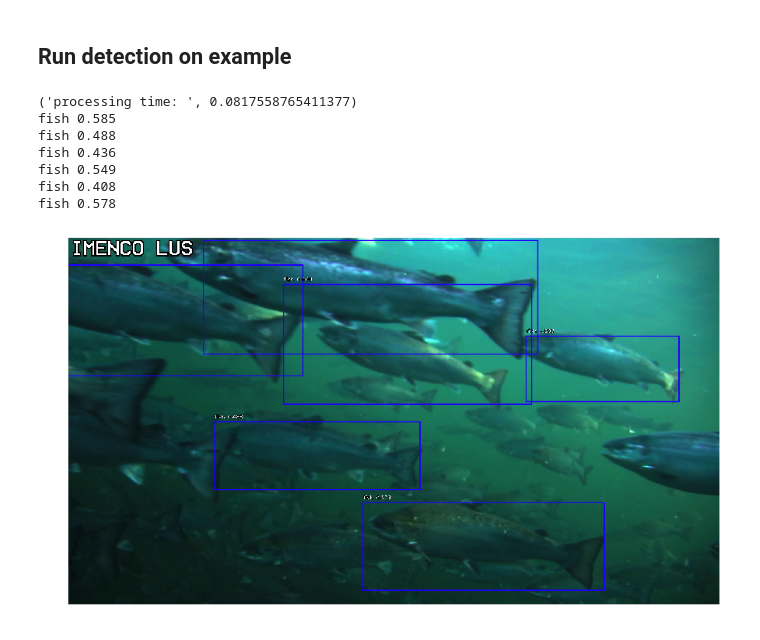
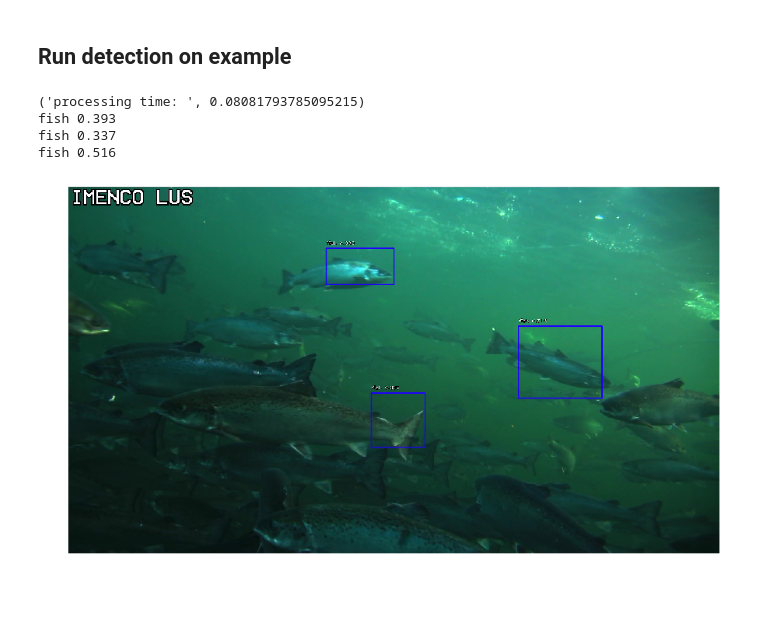
Before and after one commit to isabellafaccone/aquabytePersonal, a Jupyter notebook: src/fish_detection/aquabyte_retinanet/examples/ResNet50RetinaNet.ipynb, the cells around one changed output. Cells and saved outputs as stored; diff of their text form; code cells hidden in the pictures; blank space fills up the shorter version.

```diff
--- a/src/fish_detection/aquabyte_retinanet/examples/ResNet50RetinaNet.ipynb
+++ b/src/fish_detection/aquabyte_retinanet/examples/ResNet50RetinaNet.ipynb
@@ -27,16 +27,16 @@ import time
 # set tf backend to allow memory to grow, instead of claiming everything
 import tensorflow as tf
 
-def get_session():
-    config = tf.ConfigProto()
-    config.gpu_options.allow_growth = True
-    return tf.Session(config=config)
+# def get_session():
+#     config = tf.ConfigProto()
+#     config.gpu_options.allow_growth = True
+#     return tf.Session(config=config)
 
 # use this environment flag to change which GPU to use
-#os.environ["CUDA_VISIBLE_DEVICES"] = "1"
+os.environ["CUDA_VISIBLE_DEVICES"] = "2"
 
 # set the modified tf session as backend in keras
-keras.backend.tensorflow_backend.set_session(get_session())
+# keras.backend.tensorflow_backend.set_session(get_session())
 # %% [output]
 Using TensorFlow backend.
 # %% [markdown]
@@ -44,7 +44,7 @@ Using TensorFlow backend.
 # %%
 # adjust this to point to your downloaded/trained model
 # model_path = os.path.join('..', 'snapshots', 'resnet50_coco_best_v2.0.1.h5')
-model_path = '/root/thomas/mask/retinanet_0.h5'
+model_path = '/root/data/models/retinanet/model_50.h5'
 
 # load retinanet model
 model = keras.models.load_model(model_path, custom_objects=custom_objects)
@@ -57,7 +57,7 @@ labels_to_names = {0: 'fish'}
 ## Run detection on example
 # %%
 # load image
-image = read_image_bgr('/root/thomas/mask/data/testfile_piece_19.mp4/frame_11.png')
+image = read_image_bgr('/root/data/blender_data/imenco_test/aquabyte-static_frame_01.png')
 
 # copy to draw on
 draw = image.copy()
@@ -70,39 +70,36 @@ image, scale = resize_image(image)
 # process image
 start = time.time()
 _, _, detections = model.predict_on_batch(np.expand_dims(image, axis=0))
 print("processing time: ", time.time() - start)
 
 # compute predicted labels and scores
 predicted_labels = np.argmax(detections[0, :, 4:], axis=1)
 scores = detections[0, np.arange(detections.shape[1]), 4 + predicted_labels]
 
 # correct for image scale
 detections[0, :, :4] /= scale
 
 # visualize detections
 for idx, (label, score) in enumerate(zip(predicted_labels, scores)):
-    if score < 0.4:
+    if score < 0.3:
         continue
 
     color = label_color(label)
 
     b = detections[0, idx, :4].astype(int)
     draw_box(draw, b, color=color)
 
     caption = "{} {:.3f}".format(labels_to_names[label], score)
     print caption
     draw_caption(draw, b, caption)
 
 plt.figure(figsize=(15, 15))
 plt.axis('off')
 plt.imshow(draw)
 plt.show()
 # %% [output]
-('processing time: ', 0.0817558765411377)
-fish 0.585
-fish 0.488
-fish 0.436
-fish 0.549
-fish 0.408
-fish 0.578
+('processing time: ', 0.08081793785095215)
+fish 0.393
+fish 0.337
+fish 0.516
-[figure, old version]
+[figure, new version]
```
Also changed, not shown: 19 other files.
